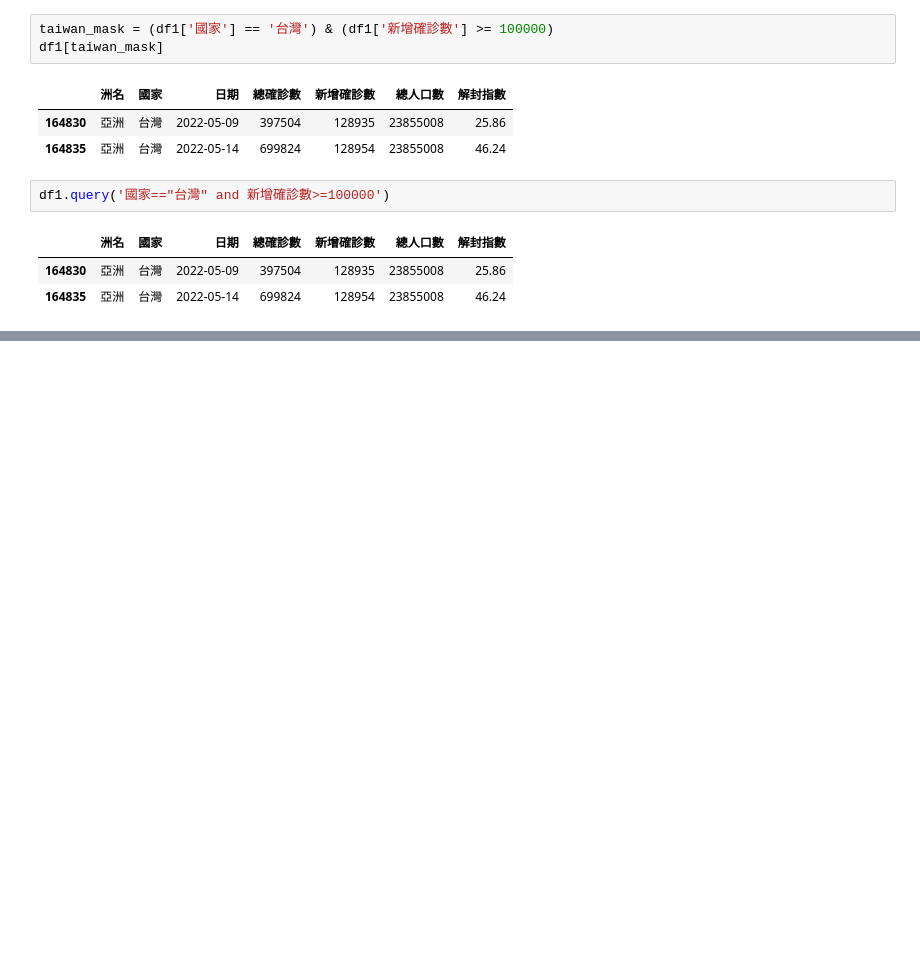
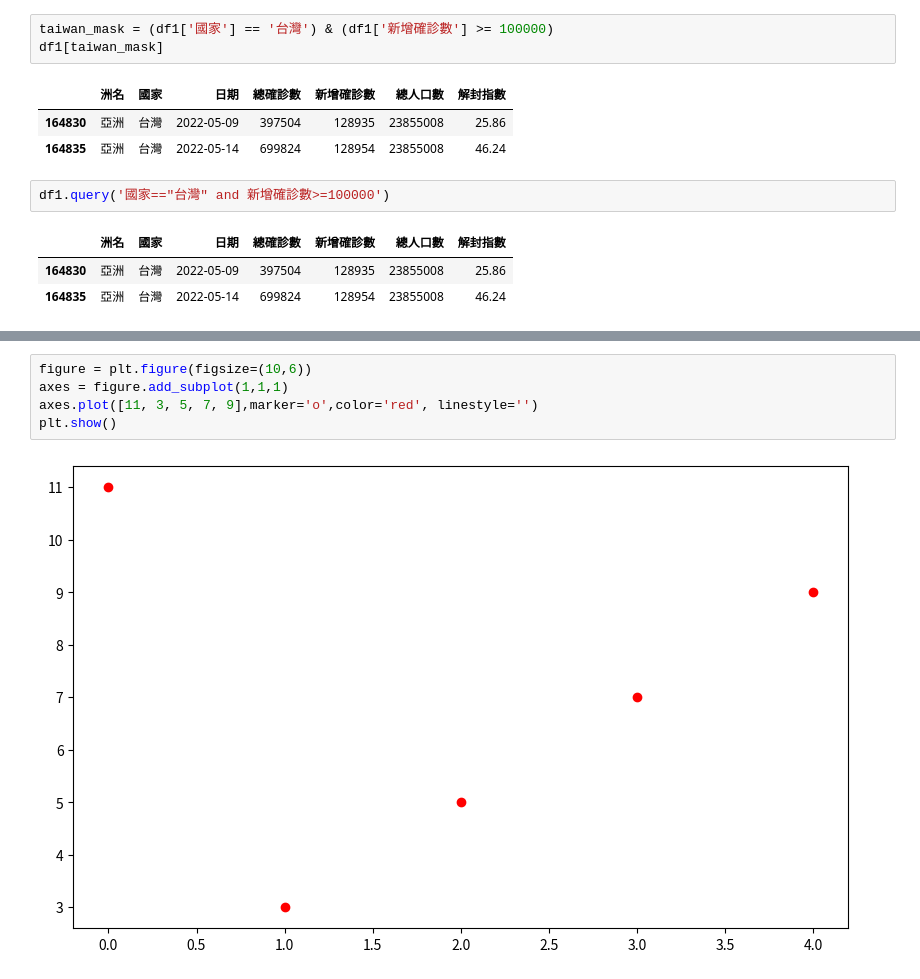
Before and after one commit to Jc-cho86/python_analysis, a Jupyter notebook: leson0308.ipynb, the cells around one changed output, grey strips where cells are left out. Drawn from its saved outputs; the diff is of its cells as text; blank space fills up the shorter version.

```diff
--- a/leson0308.ipynb
+++ b/leson0308.ipynb
@@ -340,0 +355,7 @@ df1.query('國家=="台灣" and 新增確診數>=100000')
+# %%
+figure = plt.figure(figsize=(10,6))
+axes = figure.add_subplot(1,1,1)
+axes.plot([11, 3, 5, 7, 9],marker='o',color='red', linestyle='')
+plt.show()
+# %% [output]
+[figure, added]
```
Also changed, not shown: parts of 6 cells of this notebook.
